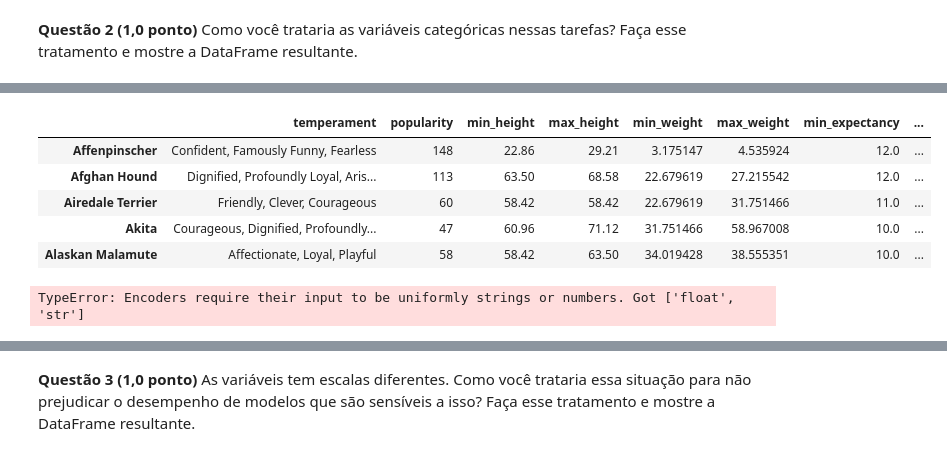
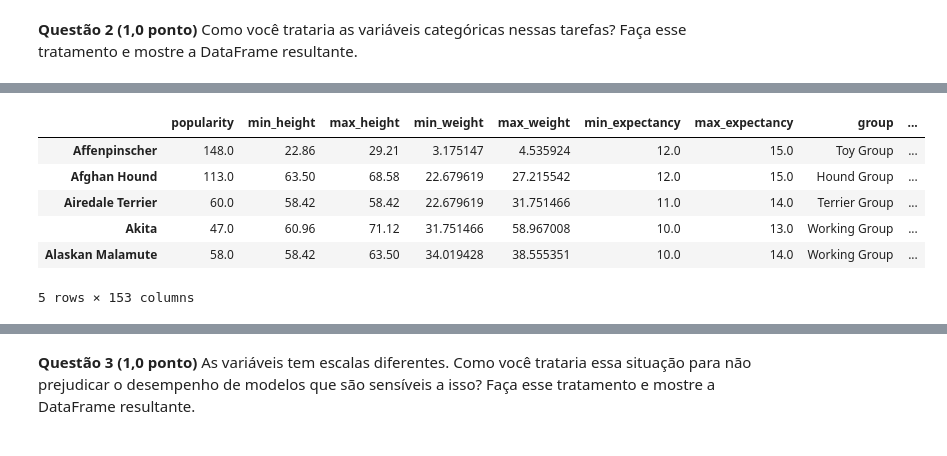
Before and after one commit to ItamarRocha/Machine-Learning-and-Data-Analysis, a Jupyter notebook: practice/courses/Machine-Learning UFPB 2020.1/TEST1/1-prova-2020..ipynb, the cells around one changed output, grey strips where cells are left out. Saved outputs shown, nothing was run; the diff lists cells and outputs as text; code cells hidden in the pictures.

```diff
--- a/practice/courses/Machine-Learning UFPB 2020.1/TEST1/1-prova-2020..ipynb
+++ b/practice/courses/Machine-Learning UFPB 2020.1/TEST1/1-prova-2020..ipynb
@@ -171,0 +214,5 @@ Número de instâncias diferentes:
+# %%
+df2 = df1.copy()
+# %%
+for column in categorical_missing_features:
+    df2[column] = df1[column].fillna(df1[column].mode()[0])
@@ -209,0 +278,13 @@ df
+# %%
+dict_charac = []
+for characteristics, indexation in zip(df2.temperament, df2.index):
+    try:
+        for splits in characteristics.split(", "):
+            if splits not in df2.columns:
+                dict_charac.append(splits)
+                df2[splits] = 0
+            df2.loc[indexation, splits] = 1
+    except:
+        print(f"value : {characteristics} , index : {indexation}")
+# %%
+df2.drop(columns=["temperament"], inplace=True)
@@ -218,9 +338,10 @@ from sklearn.preprocessing import LabelEncoder
 # %%
-df.head()
+df2.head()
 # %% [output]
-|  | temperament | popularity | min_height | max_height | min_weight | max_weight | min_expectancy | ... |
-| Affenpinscher | Confident, Famously Funny, Fearless | 148 | 22.86 | 29.21 | 3.175147 | 4.535924 | 12.0 | ... |
-| Afghan Hound | Dignified, Profoundly Loyal, Aris... | 113 | 63.50 | 68.58 | 22.679619 | 27.215542 | 12.0 | ... |
-| Airedale Terrier | Friendly, Clever, Courageous | 60 | 58.42 | 58.42 | 22.679619 | 31.751466 | 11.0 | ... |
-| Akita | Courageous, Dignified, Profoundly... | 47 | 60.96 | 71.12 | 31.751466 | 58.967008 | 10.0 | ... |
-| Alaskan Malamute | Affectionate, Loyal, Playful | 58 | 58.42 | 63.50 | 34.019428 | 38.555351 | 10.0 | ... |
+|  | popularity | min_height | max_height | min_weight | max_weight | min_expectancy | max_expectancy | group | ... |
+| Affenpinscher | 148.0 | 22.86 | 29.21 | 3.175147 | 4.535924 | 12.0 | 15.0 | Toy Group | ... |
+| Afghan Hound | 113.0 | 63.50 | 68.58 | 22.679619 | 27.215542 | 12.0 | 15.0 | Hound Group | ... |
+| Airedale Terrier | 60.0 | 58.42 | 58.42 | 22.679619 | 31.751466 | 11.0 | 14.0 | Terrier Group | ... |
+| Akita | 47.0 | 60.96 | 71.12 | 31.751466 | 58.967008 | 10.0 | 13.0 | Working Group | ... |
+| Alaskan Malamute | 58.0 | 58.42 | 63.50 | 34.019428 | 38.555351 | 10.0 | 14.0 | Working Group | ... |
+5 rows × 153 columns
@@ -231,5 +347,0 @@ categorical_columns = ["group", "grooming_frequency_category", "shedding_categor
-# %%
-for column in categorical_columns:
-    df[column] = le.fit_transform(df[column])
-# %% [output]
-TypeError: Encoders require their input to be uniformly strings or numbers. Got ['float', 'str']
```
Also changed, not shown: parts of 78 cells of this notebook.
